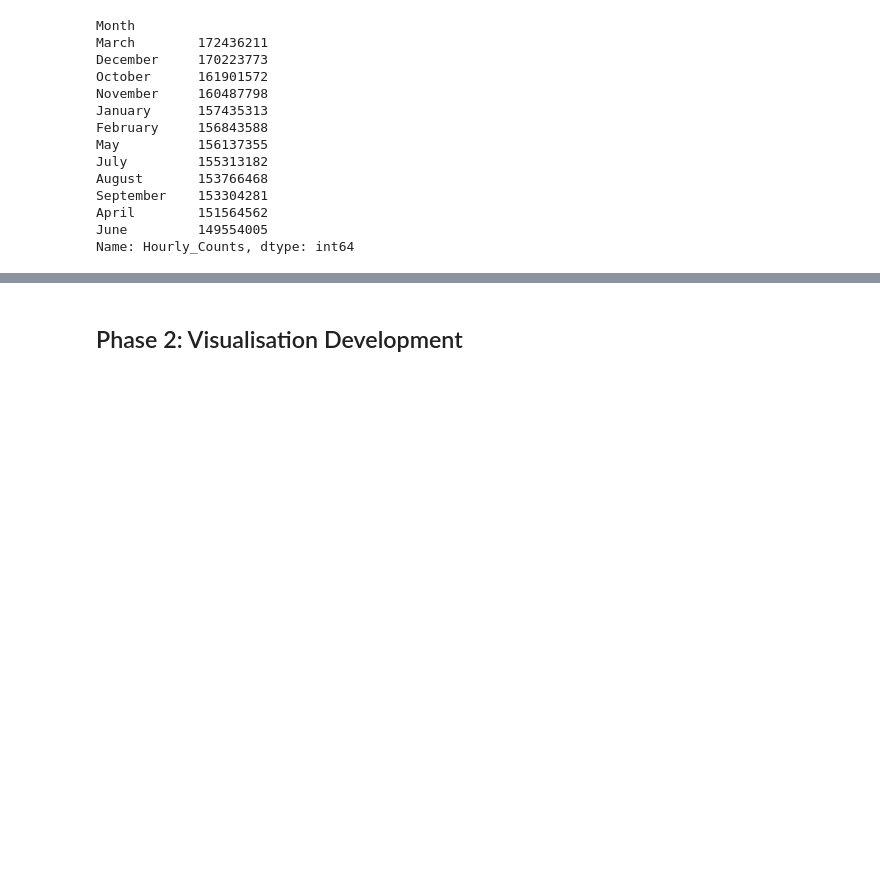
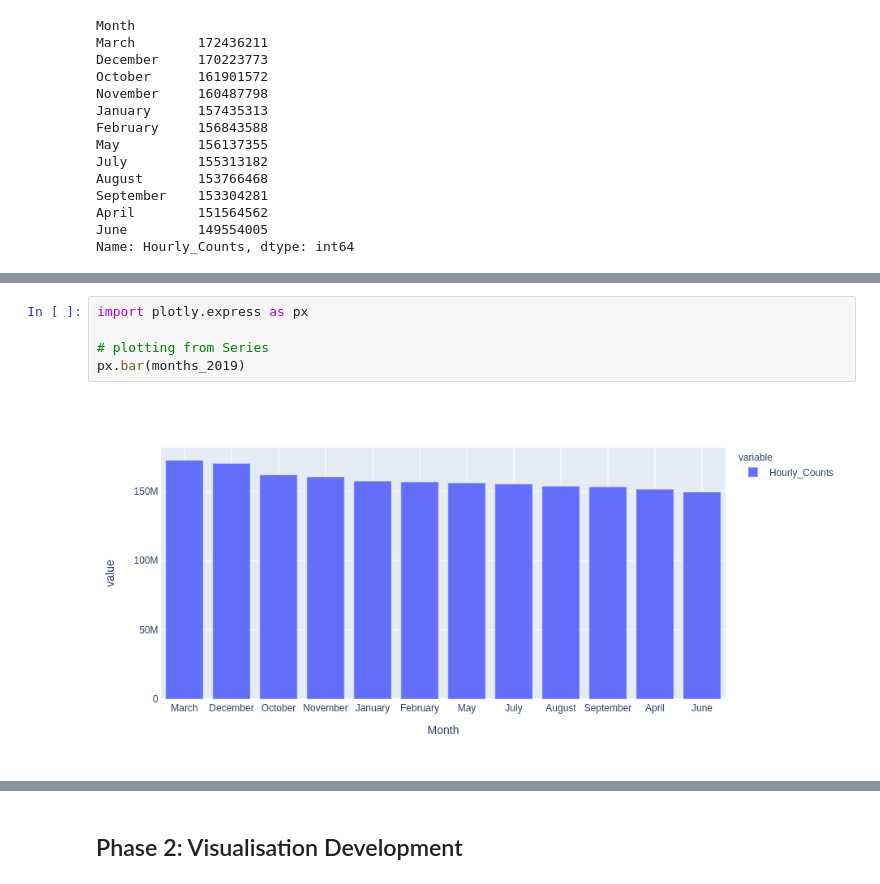
Before and after one commit to ned2/melbviz, a Jupyter notebook: workshop/workshop.ipynb, the cells around one changed output, grey strips where cells are left out. Cells and saved outputs as stored; diff of their text form; blank space fills up the shorter version.

```diff
--- a/workshop/workshop.ipynb
+++ b/workshop/workshop.ipynb
@@ -332,0 +333,7 @@ NameError: name 'px' is not defined
+# %%
+import plotly.express as px
+
+# plotting from Series
+px.bar(months_2019)
+# %% [output]
+[figure, added]
```
Also changed, not shown: parts of 10 cells of this notebook.
